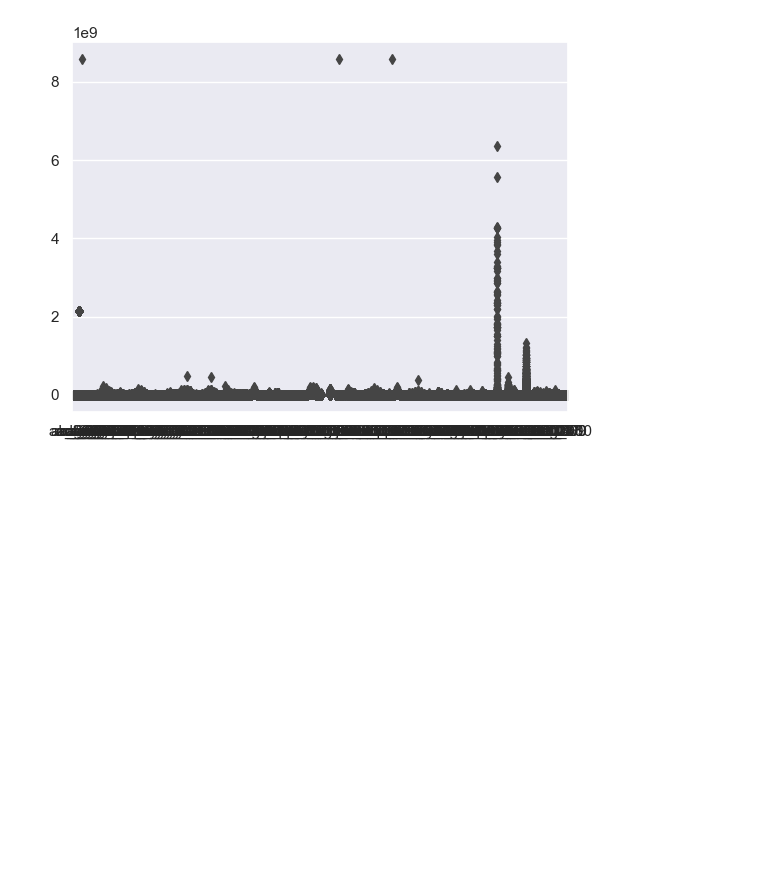
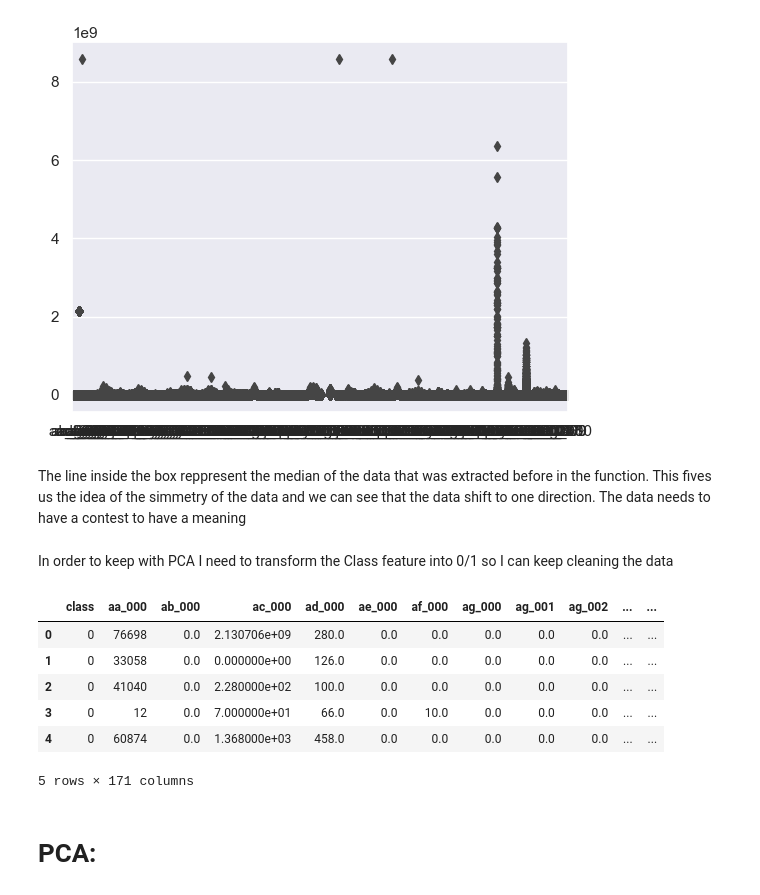
Before and after one commit to Sba23037/CristinaPriolo_DPrepHDip_CA1, a Jupyter notebook: CristinaPriolo_DPrepHDip_CA1.ipynb, the cells around one changed output. Cells and saved outputs as stored; diff of their text form; code cells hidden in the pictures; blank space fills up the shorter version.

Commit message:
change the class feature into 0/1

```diff
--- a/CristinaPriolo_DPrepHDip_CA1.ipynb
+++ b/CristinaPriolo_DPrepHDip_CA1.ipynb
@@ -162,3 +162,22 @@ sns.boxplot(data=aps_df)
 # %% [output]
 <Axes: >
 [figure]
+# %% [markdown]
+The line inside the box reppresent the median of the data that was extracted before in the function. This fives us the idea of the simmetry of the data and we can see that the data shift to one direction. The data needs to have a contest to have a meaning
+# %% [markdown]
+In order to keep with PCA I need to transform the Class feature into 0/1 so I can keep cleaning the data
+# %%
+from sklearn.preprocessing import LabelEncoder
+L_encoder = LabelEncoder()
+aps_df["class"]=L_encoder.fit_transform(aps_df["class"])
+aps_df.head()
+# %% [output]
+|  | class | aa_000 | ab_000 | ac_000 | ad_000 | ae_000 | af_000 | ag_000 | ag_001 | ag_002 | ... | ... |
+| 0 | 0 | 76698 | 0.0 | 2.130706e+09 | 280.0 | 0.0 | 0.0 | 0.0 | 0.0 | 0.0 | ... | ... |
+| 1 | 0 | 33058 | 0.0 | 0.000000e+00 | 126.0 | 0.0 | 0.0 | 0.0 | 0.0 | 0.0 | ... | ... |
+| 2 | 0 | 41040 | 0.0 | 2.280000e+02 | 100.0 | 0.0 | 0.0 | 0.0 | 0.0 | 0.0 | ... | ... |
+| 3 | 0 | 12 | 0.0 | 7.000000e+01 | 66.0 | 0.0 | 10.0 | 0.0 | 0.0 | 0.0 | ... | ... |
+| 4 | 0 | 60874 | 0.0 | 1.368000e+03 | 458.0 | 0.0 | 0.0 | 0.0 | 0.0 | 0.0 | ... | ... |
+5 rows × 171 columns
+# %% [markdown]
+# PCA:
```
Also changed, not shown: parts of 2 cells of this notebook.
